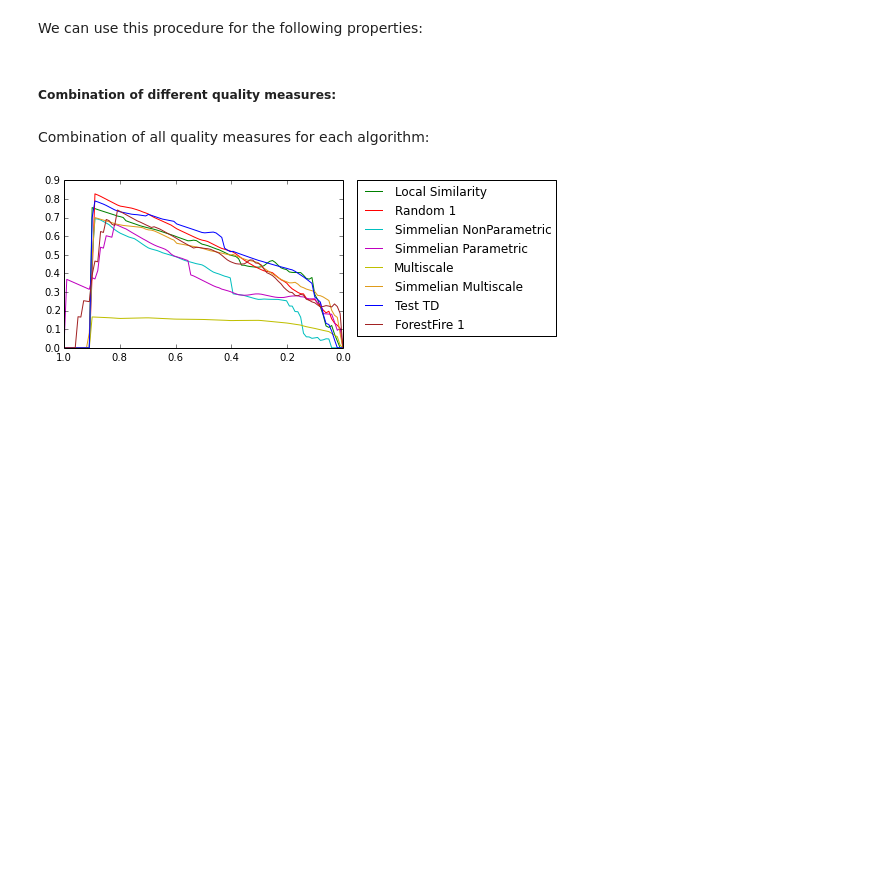
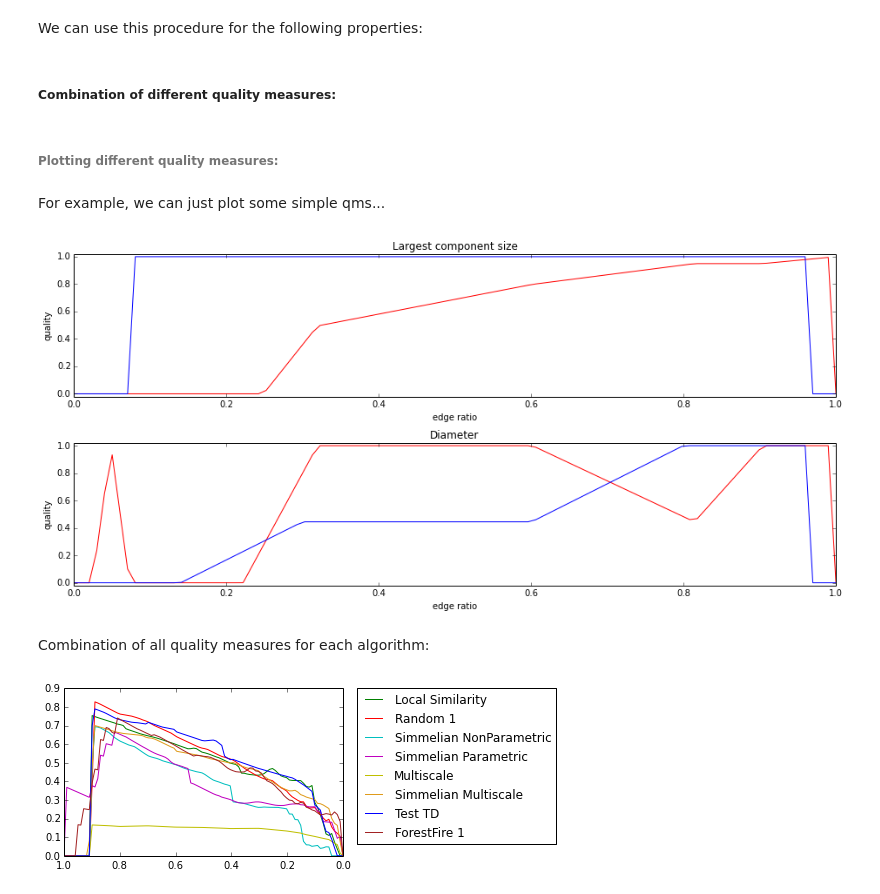
Before and after one commit to kit-parco/networkit-hyperbolic-kd, a Jupyter notebook: Doc/Notebooks/BackboneStatistics.ipynb, the cells around one changed output. Drawn from its saved outputs; the diff is of its cells as text; code cells hidden in the pictures; blank space fills up the shorter version.

Commit message:
Backbone statistics: added tools for convenient plotting of quality measures
--HG--
branch : sparsification

```diff
--- a/Doc/Notebooks/BackboneStatistics.ipynb
+++ b/Doc/Notebooks/BackboneStatistics.ipynb
@@ -425,5 +426,49 @@ def getMinimumQM(qms):
     qm_min = lambda graph, algorithm: (lambda edgeRatio: min([(qm(graph, algorithm))(edgeRatio) for qm in qms]))
     return qm_min
+# %% [markdown]
+###### Plotting different quality measures:
+# %%
+def stats_per_qm(qmss, columns, filename): #qmss is a set of pairs of type (title ,[(qm, title, color)]
+    fig = plt.figure(figsize=(13, 6), dpi=300)
+    subplotIndex = 0
+    rows = math.ceil(len(qmss) / columns)
+
+    x = np.linspace(0.0, 1.0, 100)
+
+    for (plot_title, qms) in qmss:
+        plt.subplot(rows * 100 + columns * 10 + subplotIndex)
+
+        #Plot data
+        for (qm, title, c) in qms:
+            plt.gca().invert_xaxis()
+            #plt.gca().margins(0.1, 0.1)
+            y = [qm(v) for v in x]
+            #plt.margins(0.1, 0.1)
+            plot, = plt.plot(x, y, color=c, ls="-", marker='', label=title)
+            plt.tight_layout(pad=1)
+            plt.xlabel("edge ratio")
+            plt.ylabel("quality")
+            plt.ylim(-0.02, 1.02)
+
+        subplotIndex += 1
+        plt.title(plot_title)
+
+    #fig.legend(map(lambda x: x[0], legendData), map(lambda x: x[1], legendData), 'lower left', bbox_to_anchor=(0.04, 0.1))
+    if filename != None:
+        fig.savefig('/home/gerd/workspace/ComplexNetworkBackbones/figures/per_qm_' + filename + '.pdf', bbox_inches='tight')
+    plt.show()
+# %% [markdown]
+For example, we can just plot some simple qms...
+# %%
+qmss = [
+('Diameter', [(qm_diameter('Jazz', 'Random 1'), 'Random 1', 'r'), (qm_diameter('Jazz', 'Local Degree'), 'Local Degree', 'b')]),
+('Largest component size', [(qm_lccsize('Jazz', 'Random 1'), 'Random 1', 'r'), (qm_lccsize('Jazz', 'Local Degree'), 'Local Degree', 'b')])
+
+]
+
+stats_per_qm(qmss, 1, None)
+# %% [output]
+[figure, added]
 # %% [markdown]
 Combination of all quality measures for each algorithm:
 # %%
```
Also changed, not shown: parts of 2 cells of this notebook.
